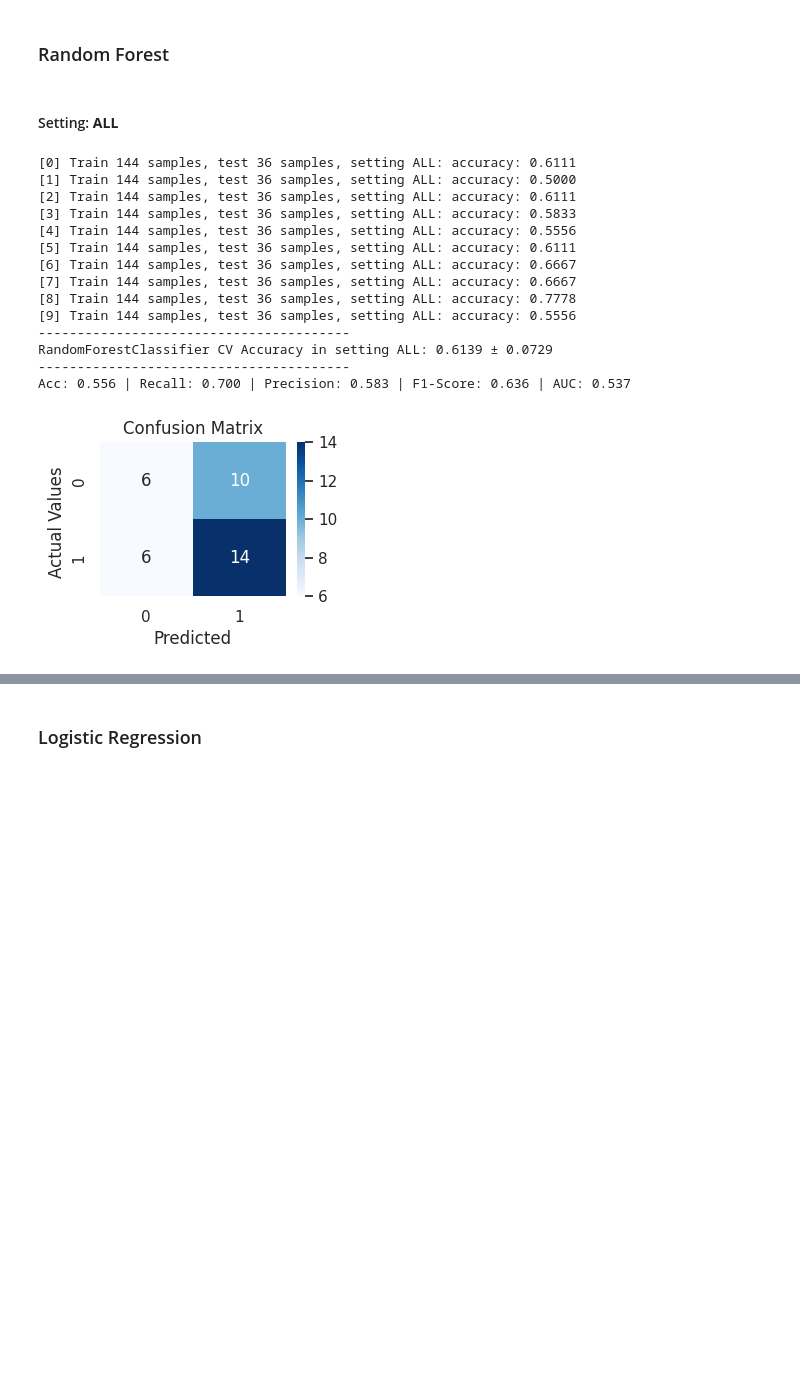
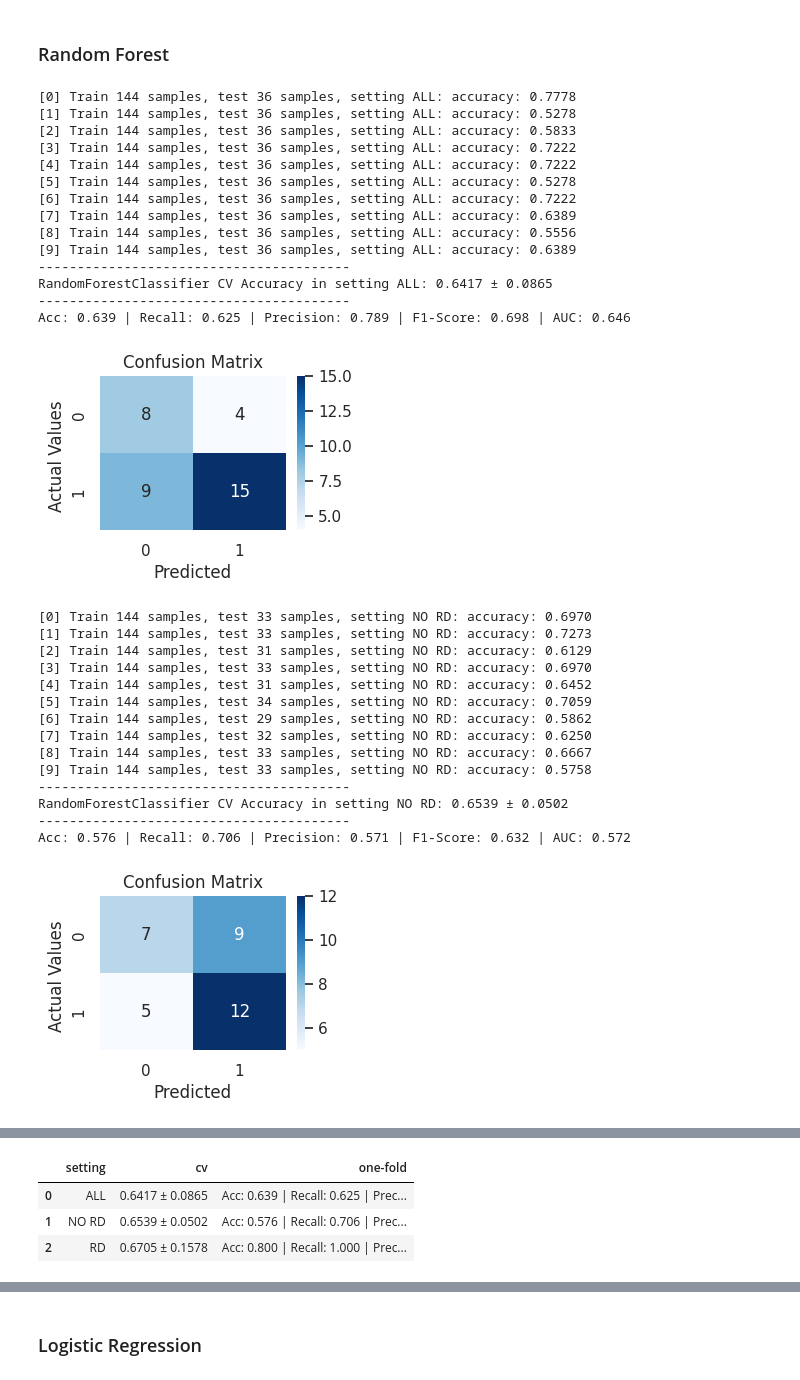
Before and after one commit to rgbarriadaphd/ml-vit-events, a Jupyter notebook: notebooks/clinical_data.ipynb, the cells around one changed output, grey strips where cells are left out. Cells and saved outputs as stored; diff of their text form; code cells hidden in the pictures; blank space fills up the shorter version.

Commit message:
reorder explainable models

```diff
--- a/notebooks/clinical_data.ipynb
+++ b/notebooks/clinical_data.ipynb
@@ -410,8 +410,9 @@ The clinical variables most correlated from highest to lowest are: **gender > fa
 # %% [markdown]
 ## Modeling
 # %%
-def train_and_evaluate_model(model, X, y, n_folds=5, setting='ALL'):
+def train_and_evaluate_model(df, model, X, y, n_folds=5, setting='ALL'):
     accuracy_scores = []
+    output = {}
 
     for i in range(n_folds):
         X_train, X_test, y_train, y_test = train_test_split(X, y, test_size=0.2)
@@ -439,6 +440,10 @@ def train_and_evaluate_model(model, X, y, n_folds=5, setting='ALL'):
     print(f"{model.__class__.__name__} CV Accuracy in setting {setting}: {np.array(accuracy_scores).mean():.4f} ± {np.array(accuracy_scores).std():.4f}")
     print("----------------------------------------")
 
+    output['setting'] = setting
+    output['cv'] = f"{np.array(accuracy_scores).mean():.4f} ± {np.array(accuracy_scores).std():.4f}"
+
+
     # One sample prediction
     y_pred = model.predict(filtered_X_test)
 
@@ -448,7 +453,14 @@ def train_and_evaluate_model(model, X, y, n_folds=5, setting='ALL'):
     pre = precision_score(filtered_y_test, y_pred)
     f1  = f1_score(filtered_y_test, y_pred)
     auc = roc_auc_score(filtered_y_test, y_pred)
-    print(f'Acc: {acc:.3f} | Recall: {rec:.3f} | Precision: {pre:.3f} | F1-Score: {f1:.3f} | AUC: {auc:.3f}')
+    one_sample_prediction = f'Acc: {acc:.3f} | Recall: {rec:.3f} | Precision: {pre:.3f} | F1-Score: {f1:.3f} | AUC: {auc:.3f}'
+    print(one_sample_prediction)
+    output['one-fold'] = one_sample_prediction
+
+
+    # append result
+    df = pd.concat([df, pd.DataFrame([output])], ignore_index=True)
+
 
     # confusion matrix
     cf_matrix = confusion_matrix(filtered_y_test, y_pred)
@@ -461,6 +473,8 @@ def train_and_evaluate_model(model, X, y, n_folds=5, setting='ALL'):
     ax.yaxis.set_ticklabels(['0','1'])
     plt.show();
 
+    return df
+
 # Get features and target variables
 X = df_clinical_vars.drop(columns=['event'])
 y = df_clinical['event']
@@ -471,20 +483,43 @@ RF = RandomForestClassifier(max_depth = 10, min_samples_leaf = 5, n_estimators =
-# %% [markdown]
-#### Setting: **ALL**
 # %%
-train_and_evaluate_model(RF, X, y, n_folds=10, setting='ALL')
+results_df = pd.DataFrame(columns=['setting', 'cv', 'one-fold'])
+
+RF = RandomForestClassifier(max_depth = 10, min_samples_leaf = 5, n_estimators =  50)
+results_df = train_and_evaluate_model(results_df, RF, X, y, n_folds=10, setting='ALL')
+
+RF = RandomForestClassifier(max_depth = 10, min_samples_leaf = 5, n_estimators =  50)
+results_df = train_and_evaluate_model(results_df, RF, X, y, n_folds=10, setting='NO RD')
+
+RF = RandomForestClassifier(max_depth = 10, min_samples_leaf = 5, n_estimators =  50)
+results_df = train_and_evaluate_model(results_df, RF, X, y, n_folds=10, setting='RD')
+results_df
 # %% [output]
-[0] Train 144 samples, test 36 samples, setting ALL: accuracy: 0.6111
-[1] Train 144 samples, test 36 samples, setting ALL: accuracy: 0.5000
-[2] Train 144 samples, test 36 samples, setting ALL: accuracy: 0.6111
-[3] Train 144 samples, test 36 samples, setting ALL: accuracy: 0.5833
-[4] Train 144 samples, test 36 samples, setting ALL: accuracy: 0.5556
-[5] Train 144 samples, test 36 samples, setting ALL: accuracy: 0.6111
-[6] Train 144 samples, test 36 samples, setting ALL: accuracy: 0.6667
-[7] Train 144 samples, test 36 samples, setting ALL: accuracy: 0.6667
-[8] Train 144 samples, test 36 samples, setting ALL: accuracy: 0.7778
-[9] Train 144 samples, test 36 samples, setting ALL: accuracy: 0.5556
+[0] Train 144 samples, test 36 samples, setting ALL: accuracy: 0.7778
+[1] Train 144 samples, test 36 samples, setting ALL: accuracy: 0.5278
+[2] Train 144 samples, test 36 samples, setting ALL: accuracy: 0.5833
+[3] Train 144 samples, test 36 samples, setting ALL: accuracy: 0.7222
+[4] Train 144 samples, test 36 samples, setting ALL: accuracy: 0.7222
+[5] Train 144 samples, test 36 samples, setting ALL: accuracy: 0.5278
+[6] Train 144 samples, test 36 samples, setting ALL: accuracy: 0.7222
+[7] Train 144 samples, test 36 samples, setting ALL: accuracy: 0.6389
+[8] Train 144 samples, test 36 samples, setting ALL: accuracy: 0.5556
+[9] Train 144 samples, test 36 samples, setting ALL: accuracy: 0.6389
 ----------------------------------------
-RandomForestClassifier CV Accuracy in setting ALL: 0.6139 ± 0.0729
+RandomForestClassifier CV Accuracy in setting ALL: 0.6417 ± 0.0865
 ----------------------------------------
-Acc: 0.556 | Recall: 0.700 | Precision: 0.583 | F1-Score: 0.636 | AUC: 0.537
+Acc: 0.639 | Recall: 0.625 | Precision: 0.789 | F1-Score: 0.698 | AUC: 0.646
-[figure, old version]
+[figure, new version]
+[0] Train 144 samples, test 33 samples, setting NO RD: accuracy: 0.6970
+[1] Train 144 samples, test 33 samples, setting NO RD: accuracy: 0.7273
+[2] Train 144 samples, test 31 samples, setting NO RD: accuracy: 0.6129
+[3] Train 144 samples, test 33 samples, setting NO RD: accuracy: 0.6970
+[4] Train 144 samples, test 31 samples, setting NO RD: accuracy: 0.6452
+[5] Train 144 samples, test 34 samples, setting NO RD: accuracy: 0.7059
+[6] Train 144 samples, test 29 samples, setting NO RD: accuracy: 0.5862
+[7] Train 144 samples, test 32 samples, setting NO RD: accuracy: 0.6250
+[8] Train 144 samples, test 33 samples, setting NO RD: accuracy: 0.6667
+[9] Train 144 samples, test 33 samples, setting NO RD: accuracy: 0.5758
+----------------------------------------
+RandomForestClassifier CV Accuracy in setting NO RD: 0.6539 ± 0.0502
+----------------------------------------
+Acc: 0.576 | Recall: 0.706 | Precision: 0.571 | F1-Score: 0.632 | AUC: 0.572
+[figure, added]
@@ -490,0 +541,4 @@ Acc: 0.556 | Recall: 0.700 | Precision: 0.583 | F1-Score: 0.636 | AUC: 0.537
+|  | setting | cv | one-fold |
+| 0 | ALL | 0.6417 ± 0.0865 | Acc: 0.639 | Recall: 0.625 | Prec... |
+| 1 | NO RD | 0.6539 ± 0.0502 | Acc: 0.576 | Recall: 0.706 | Prec... |
+| 2 | RD | 0.6705 ± 0.1578 | Acc: 0.800 | Recall: 1.000 | Prec... |
```
Also changed, not shown: parts of 31 cells of this notebook.
